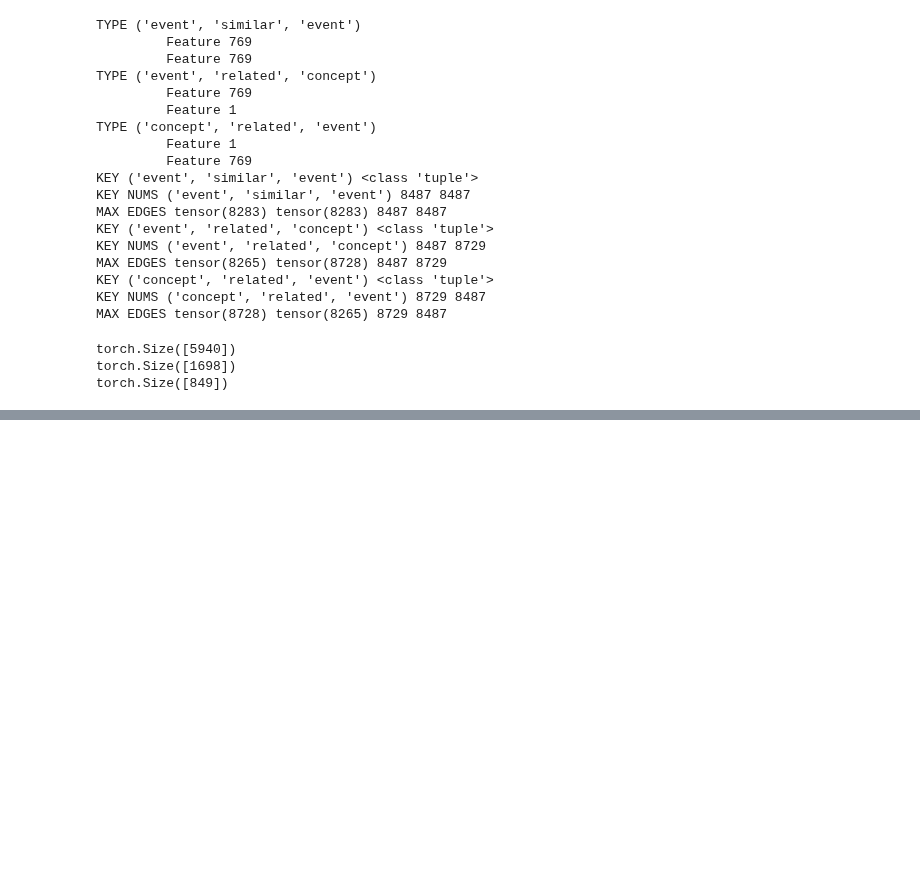
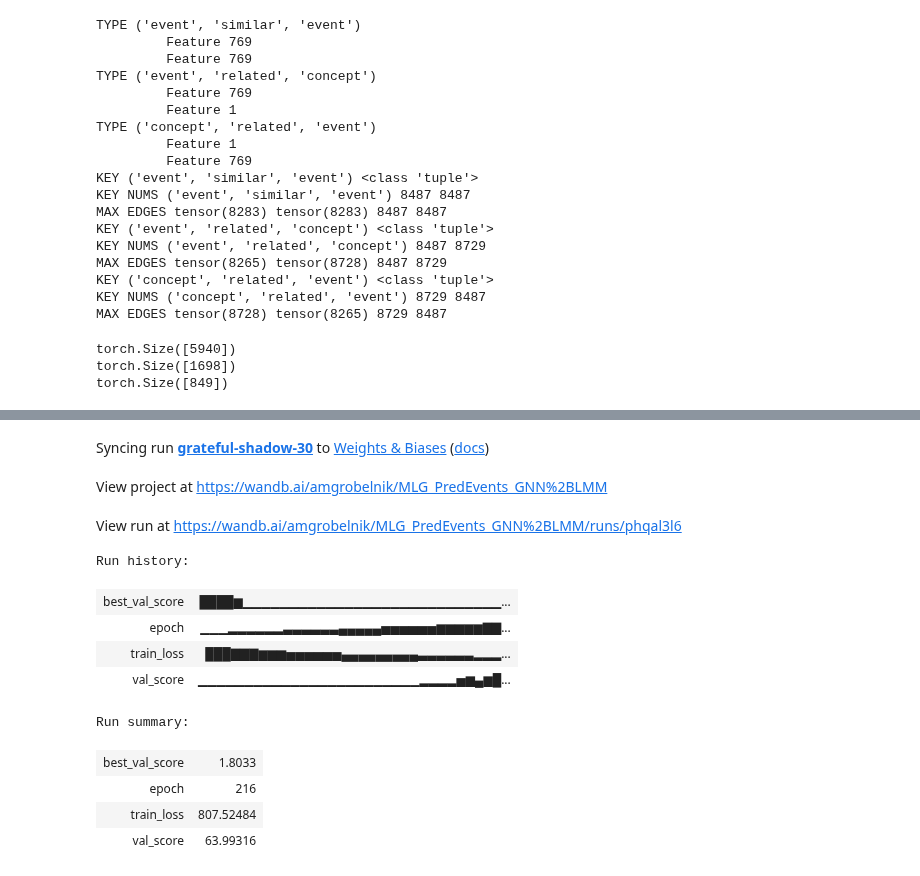
Before and after one commit to AMGrobelnik/MLG-Predicting-Impacful-Events, a Jupyter notebook: Heterogeneus/Regression.ipynb, the cells around one changed output, grey strips where cells are left out. Drawn from its saved outputs; the diff is of its cells as text; code cells hidden in the pictures; blank space fills up the shorter version.

Commit message:
Add hyperparam tuning

```diff
--- a/Heterogeneus/Regression.ipynb
+++ b/Heterogeneus/Regression.ipynb
@@ -385,7 +385,7 @@ train_idx = {"event": torch.tensor([0, 1]).to(args['device']), "concept": torch.
 val_idx = {"event": torch.tensor([0, 1]).to(args['device']), "concept": torch.tensor([0, 1]).to(args['device'])}
 test_idx = {"event": torch.tensor([0, 1]).to(args['device']), "concept": torch.tensor([0, 1]).to(args['device'])}
 # %%
-with open("./1_concepts_similar_llm (4).pkl", "rb") as f:
+with open("./1_concepts_similar_llm (1).pkl", "rb") as f:
     G = pickle.load(f)
     # Convert to directed graph for compatibility with Deepsnap
     # G = G.to_directed()
@@ -569,0 +580,65 @@ tensor([19.7471], device='cuda:0', grad_fn=<SelectBackward0>) tensor([9.], devic
+# %%
+import wandb
+import optuna
+
+def objective(trial):
+    # Initialize wandb run
+    wandb.init(project="MLG_PredEvents_GNN+LMM", config={
+        "lr": trial.suggest_float("lr", 1e-5, 1e-1, log=True),
+        "weight_decay": trial.suggest_float("weight_decay", 1e-5, 1e-3, log=True),
+        "hidden_size": trial.suggest_int("hidden_size", 16, 128),
+        "attn_size": 32,  # Fixed value
+        "epochs": trial.suggest_int("epochs", 150, 300),
+        "num_layers": 2,  # Fixed value
+    })
+
+    # Use wandb config
+    config = wandb.config
+
+    # Initialize the model with the new hyperparameters
+    model = HeteroGNN(hetero_graph, {
+        'hidden_size': config.hidden_size,
+        'attn_size': config.attn_size,
+        'device': args['device']
+    }, num_layers=config.num_layers, aggr="mean").to(args['device'])
+    optimizer = torch.optim.Adam(model.parameters(), lr=config.lr, weight_decay=config.weight_decay)
+
+    # Initialize best scores with infinity
+    best_tvt_scores = (float("inf"), float("inf"), float("inf"))
+
+    # Training loop
+    for epoch in range(config.epochs):
+        train_loss = train(model, optimizer, hetero_graph, train_idx)
+        cur_tvt_scores, best_tvt_scores, _ = test(model, hetero_graph, [train_idx, val_idx, test_idx], None, best_tvt_scores)
+
+        # Log metrics to wandb
+        wandb.log({
+            "epoch": epoch,
+            "train_loss": train_loss,
+            "val_score": cur_tvt_scores[1],
+            "best_val_score": best_tvt_scores[1],
+        })
+
+        # Update the best validation score
+        if cur_tvt_scores[1] < best_tvt_scores[1]:
+            best_tvt_scores = (cur_tvt_scores[0], cur_tvt_scores[1], cur_tvt_scores[2])
+
+    # Finish wandb run
+    wandb.finish()
+
+    # The objective value is the best validation score
+    return best_tvt_scores[1]
+
+# Create a study object and optimize the objective function
+study = optuna.create_study(direction="minimize")
+study.optimize(objective, n_trials=100)
+
+# Print the best hyperparameters
+print("Best trial:")
+trial = study.best_trial
+
+print(f"Value: {trial.value}")
+print("Params: ")
+for key, value in trial.params.items():
+    print(f"    {key}: {value}")
+# %% [output]
@@ -569,0 +650,13 @@ tensor([19.7471], device='cuda:0', grad_fn=<SelectBackward0>) tensor([9.], devic
+Syncing run grateful-shadow-30 to Weights & Biases (docs)
+View project at https://wandb.ai/amgrobelnik/MLG_PredEvents_GNN%2BLMM
+View run at https://wandb.ai/amgrobelnik/MLG_PredEvents_GNN%2BLMM/runs/phqal3l6
+Run history:
+| best_val_score | ████▆▁▁▁▁▁▁▁▁▁▁▁▁▁▁▁▁▁▁▁▁▁▁▁▁▁▁▁▁... |
+| epoch | ▁▁▁▂▂▂▂▂▂▃▃▃▃▃▃▄▄▄▄▄▅▅▅▅▅▅▆▆▆▆▆▇▇... |
+| train_loss | ███▇▇▇▆▆▆▅▅▅▅▅▅▄▄▄▄▄▄▄▄▄▃▃▃▃▃▃▂▂▂... |
+| val_score | ▁▁▁▁▁▁▁▁▁▁▁▁▁▁▁▁▁▁▁▁▁▁▁▁▂▂▂▂▅▆▄▆█... |
+Run summary:
+| best_val_score | 1.8033 |
+| epoch | 216 |
+| train_loss | 807.52484 |
+| val_score | 63.99316 |
```
Also changed, not shown: parts of 4 cells of this notebook.
